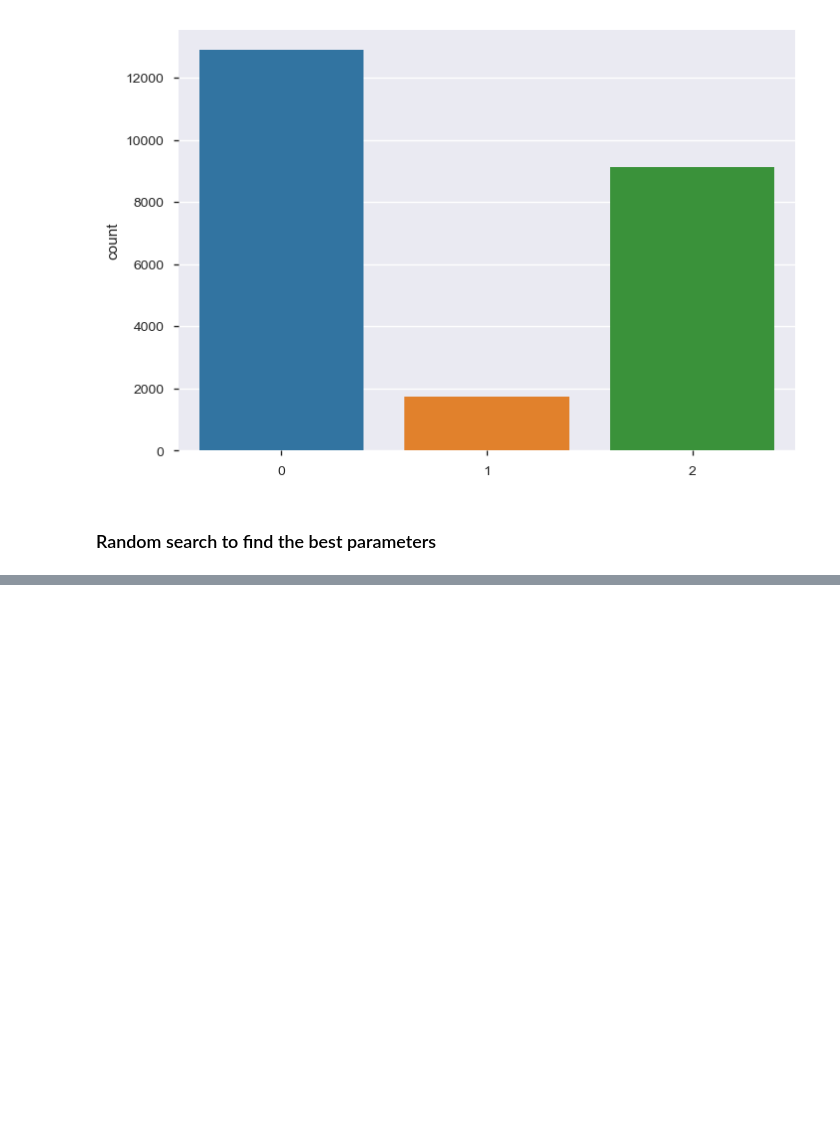
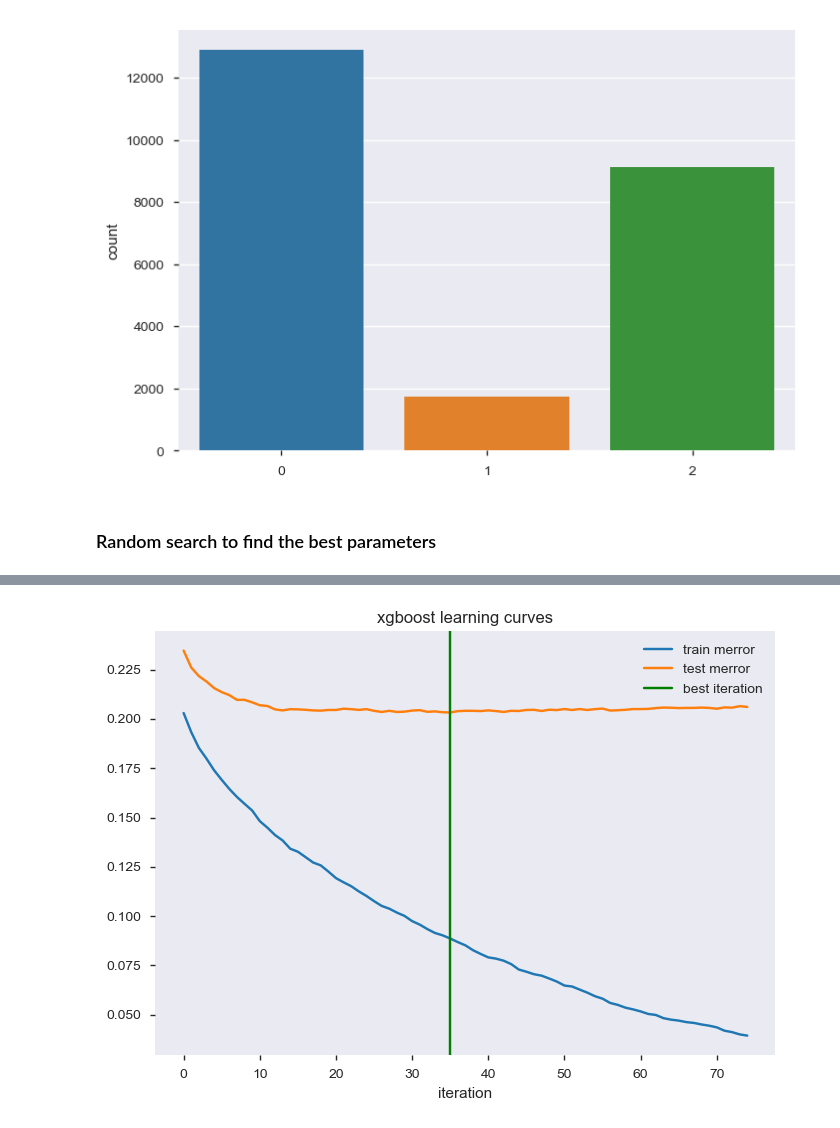
Before and after one commit to omidbadr/Data_Mining_the_Water_Table, a Jupyter notebook: Pump_DrivenData.ipynb, the cells around one changed output, grey strips where cells are left out. Saved outputs shown, nothing was run; the diff lists cells and outputs as text; code cells hidden in the pictures; blank space fills up the shorter version.

```diff
--- a/Pump_DrivenData.ipynb
+++ b/Pump_DrivenData.ipynb
@@ -492,12 +490,13 @@ param_dist = {"max_depth": np.linspace(1, 32, 32, endpoint=True),
               "min_samples_split": sp_randint(2, 30),
               "min_samples_leaf": sp_randint(1, 30),
               "bootstrap": [True, False],
+              "class_weight": [None, 'balanced'],
               "criterion": ["gini", "entropy"]}
 
 # run randomized search
 n_iter_search = 60
-random_search = RandomizedSearchCV(clf, param_distributions=param_dist, scoring = 'roc_auc',
-                                   verbose = 2, n_iter=n_iter_search, random_state = 0, n_jobs  = -1)
+random_search = RandomizedSearchCV(clf, param_distributions=param_dist, scoring = 'f1_weighted',
+                                   verbose = 1, n_iter=n_iter_search, random_state = 0, n_jobs  = 1)
 
 start = time()
 random_search.fit(x_train, y_train)
@@ -544,0 +739,14 @@ avg / total       0.80      0.80      0.81      0.79      0.83      0.69     237
+# %%
+# Let's look at how the metrics changed on the train and test sets as more trees were added
+
+for i in results_dict:
+    for err in results_dict[i]:
+        plt.plot(results_dict[i][err], label=i+' '+err)
+plt.axvline(xgb_test.best_iteration, c='green', label='best iteration')
+plt.xlabel('iteration')
+# plt.ylabel(err)
+plt.title('xgboost learning curves')
+plt.legend()
+plt.grid() ;
+# %% [output]
+[figure, added]
```
Also changed, not shown: parts of 17 cells of this notebook.
